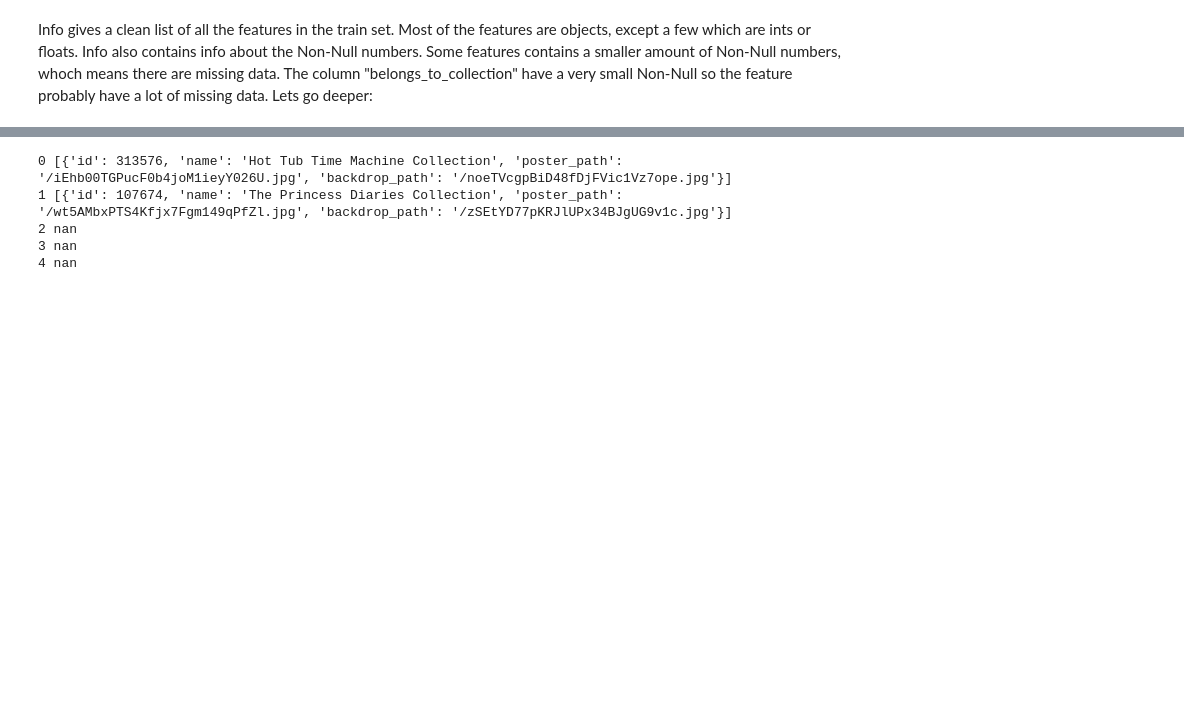
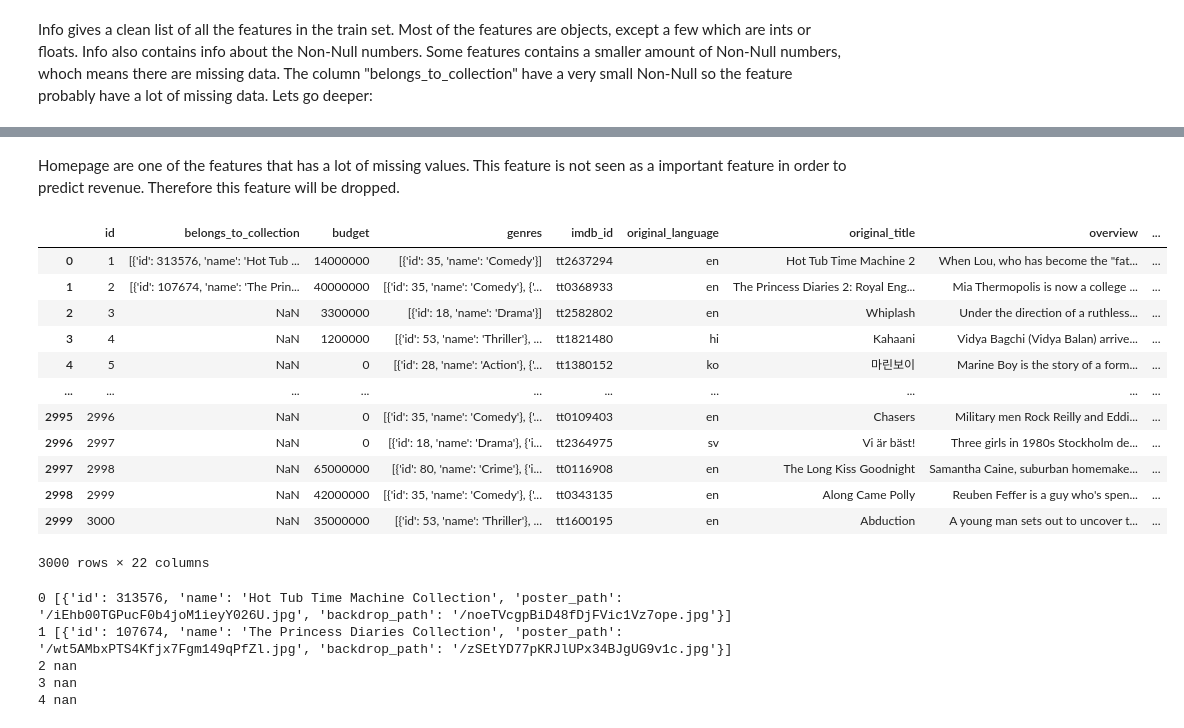
Before and after one commit to h579668/Dat158-ML2, a Jupyter notebook: ML2.ipynb, the cells around one changed output, grey strips where cells are left out. Drawn from its saved outputs; the diff is of its cells as text; code cells hidden in the pictures; blank space fills up the shorter version.

```diff
--- a/ML2.ipynb
+++ b/ML2.ipynb
@@ -71,3 +93,21 @@ Info gives a clean list of all the features in the train set. Most of the featur
+# %% [markdown]
+Homepage are one of the features that has a lot of missing values. This feature is not seen as a important feature in order to predict revenue. Therefore this feature will be dropped.
+# %%
+train.drop('homepage', axis=1)
+# %% [output]
+|  | id | belongs_to_collection | budget | genres | imdb_id | original_language | original_title | overview | ... |
+| 0 | 1 | [{'id': 313576, 'name': 'Hot Tub ... | 14000000 | [{'id': 35, 'name': 'Comedy'}] | tt2637294 | en | Hot Tub Time Machine 2 | When Lou, who has become the "fat... | ... |
+| 1 | 2 | [{'id': 107674, 'name': 'The Prin... | 40000000 | [{'id': 35, 'name': 'Comedy'}, {'... | tt0368933 | en | The Princess Diaries 2: Royal Eng... | Mia Thermopolis is now a college ... | ... |
+| 2 | 3 | NaN | 3300000 | [{'id': 18, 'name': 'Drama'}] | tt2582802 | en | Whiplash | Under the direction of a ruthless... | ... |
+| 3 | 4 | NaN | 1200000 | [{'id': 53, 'name': 'Thriller'}, ... | tt1821480 | hi | Kahaani | Vidya Bagchi (Vidya Balan) arrive... | ... |
+| 4 | 5 | NaN | 0 | [{'id': 28, 'name': 'Action'}, {'... | tt1380152 | ko | 마린보이 | Marine Boy is the story of a form... | ... |
+| ... | ... | ... | ... | ... | ... | ... | ... | ... | ... |
+| 2995 | 2996 | NaN | 0 | [{'id': 35, 'name': 'Comedy'}, {'... | tt0109403 | en | Chasers | Military men Rock Reilly and Eddi... | ... |
+| 2996 | 2997 | NaN | 0 | [{'id': 18, 'name': 'Drama'}, {'i... | tt2364975 | sv | Vi är bäst! | Three girls in 1980s Stockholm de... | ... |
+| 2997 | 2998 | NaN | 65000000 | [{'id': 80, 'name': 'Crime'}, {'i... | tt0116908 | en | The Long Kiss Goodnight | Samantha Caine, suburban homemake... | ... |
+| 2998 | 2999 | NaN | 42000000 | [{'id': 35, 'name': 'Comedy'}, {'... | tt0343135 | en | Along Came Polly | Reuben Feffer is a guy who's spen... | ... |
+| 2999 | 3000 | NaN | 35000000 | [{'id': 53, 'name': 'Thriller'}, ... | tt1600195 | en | Abduction | A young man sets out to uncover t... | ... |
+3000 rows × 22 columns
 # %%
 for i, e in enumerate(train['belongs_to_collection'][:5]):
     print(i, e)
```
Also changed, not shown: parts of 2 cells of this notebook.
